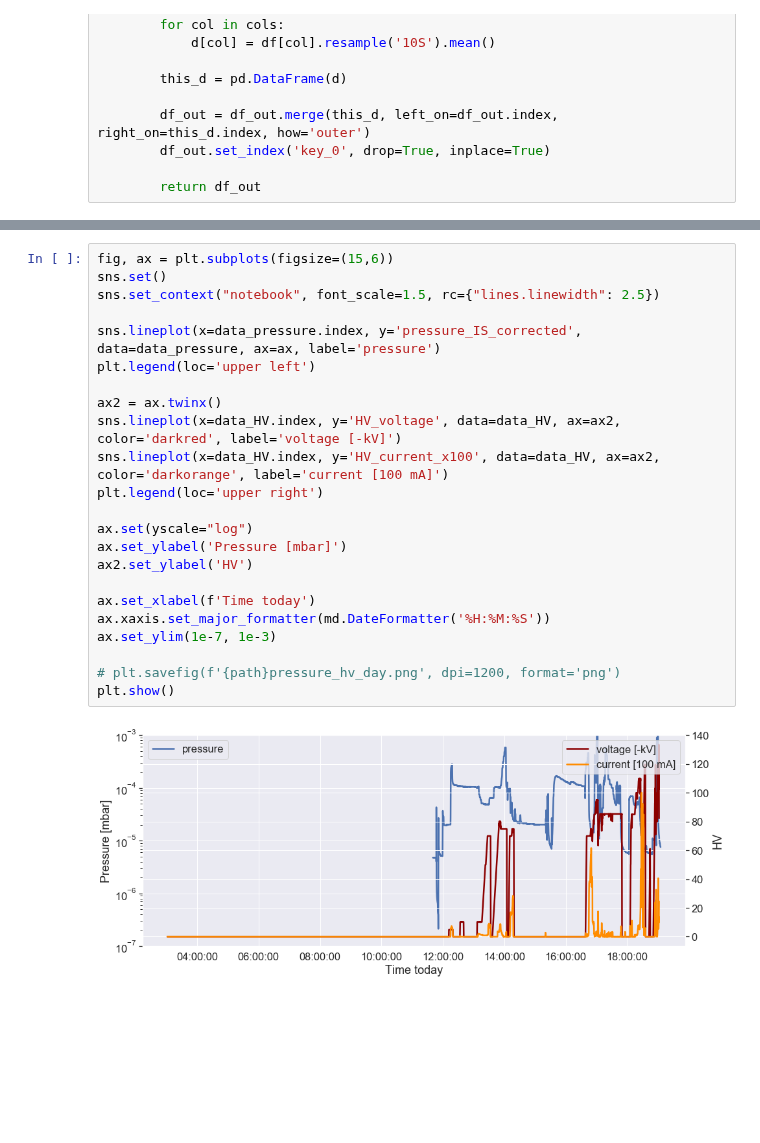
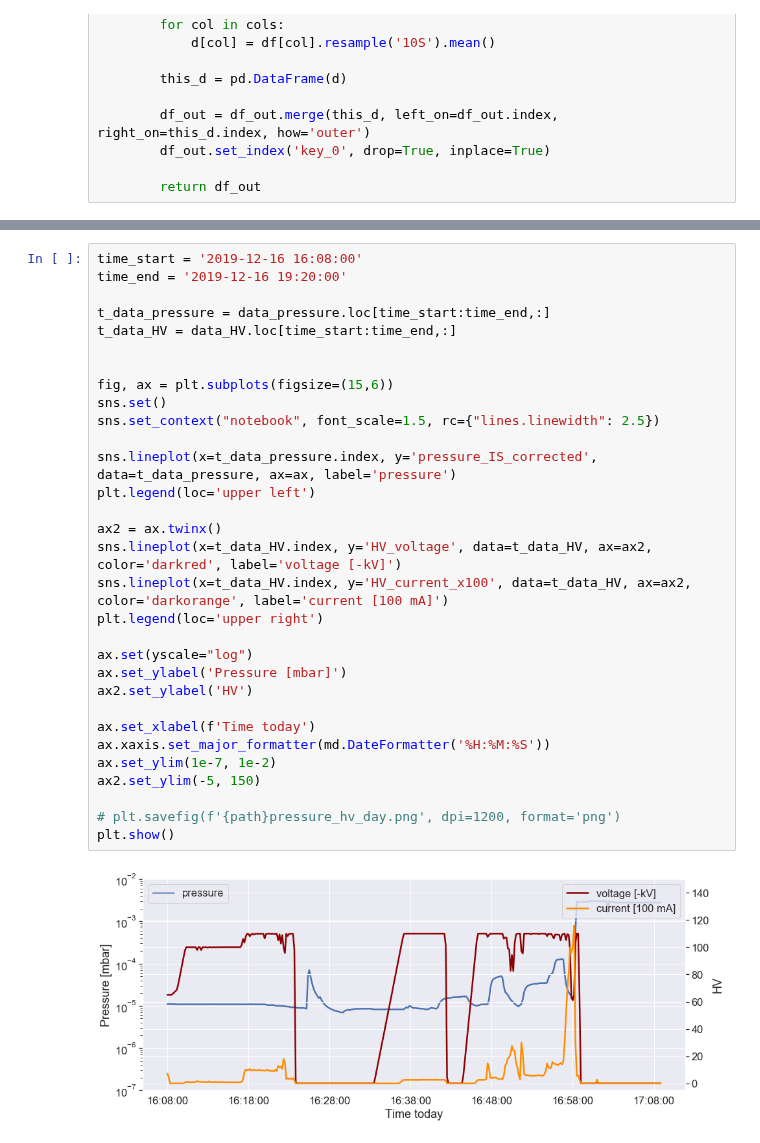
Before and after one commit to kromerh/phd_python, a Jupyter notebook: 14.ETL/02.DataFromLive.ipynb, the cells around one changed output, grey strips where cells are left out. Drawn from its saved outputs; the diff is of its cells as text; blank space fills up the shorter version.

```diff
--- a/14.ETL/02.DataFromLive.ipynb
+++ b/14.ETL/02.DataFromLive.ipynb
@@ -116,25 +335,33 @@ data_pressure = con.resample_10_seconds(data_pressure,['pressure_IS_corrected'])
 # %%
+time_start = '2019-12-16 16:08:00'
+time_end = '2019-12-16 19:20:00'
+
+t_data_pressure = data_pressure.loc[time_start:time_end,:]
+t_data_HV = data_HV.loc[time_start:time_end,:]
+
+
 fig, ax = plt.subplots(figsize=(15,6))
 sns.set()
 sns.set_context("notebook", font_scale=1.5, rc={"lines.linewidth": 2.5})
 
-sns.lineplot(x=data_pressure.index, y='pressure_IS_corrected', data=data_pressure, ax=ax, label='pressure')
+sns.lineplot(x=t_data_pressure.index, y='pressure_IS_corrected', data=t_data_pressure, ax=ax, label='pressure')
 plt.legend(loc='upper left')
 
 ax2 = ax.twinx()
-sns.lineplot(x=data_HV.index, y='HV_voltage', data=data_HV, ax=ax2, color='darkred', label='voltage [-kV]')
-sns.lineplot(x=data_HV.index, y='HV_current_x100', data=data_HV, ax=ax2, color='darkorange', label='current [100 mA]')
+sns.lineplot(x=t_data_HV.index, y='HV_voltage', data=t_data_HV, ax=ax2, color='darkred', label='voltage [-kV]')
+sns.lineplot(x=t_data_HV.index, y='HV_current_x100', data=t_data_HV, ax=ax2, color='darkorange', label='current [100 mA]')
 plt.legend(loc='upper right')
 
 ax.set(yscale="log")
 ax.set_ylabel('Pressure [mbar]')
 ax2.set_ylabel('HV')
 
 ax.set_xlabel(f'Time today')
 ax.xaxis.set_major_formatter(md.DateFormatter('%H:%M:%S'))
-ax.set_ylim(1e-7, 1e-3)
+ax.set_ylim(1e-7, 1e-2)
+ax2.set_ylim(-5, 150)
 
 # plt.savefig(f'{path}pressure_hv_day.png', dpi=1200, format='png')
 plt.show()
 # %% [output]
-[figure, old version]
+[figure, new version]
```
Also changed, not shown: parts of 12 cells of this notebook, 9 other files.
